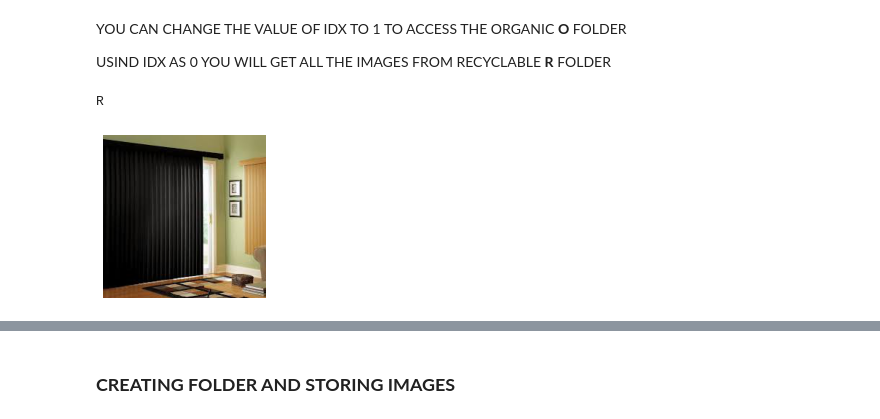
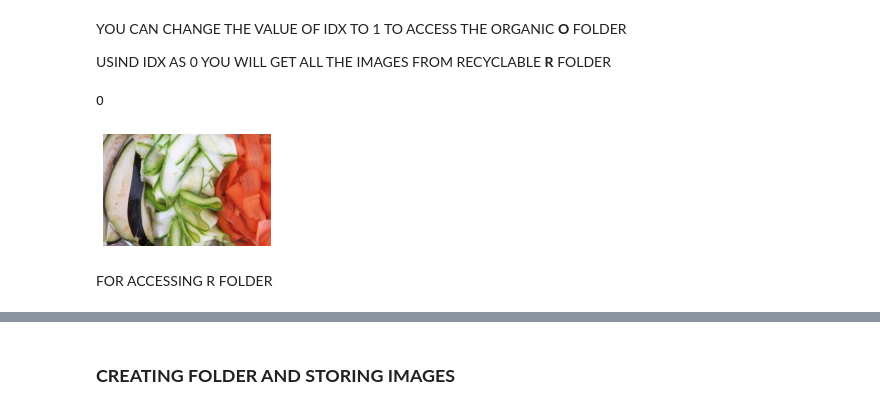
Before and after one commit to Bansalnitika21/Geeksman_AISquad_Project1_NITIKA, a Jupyter notebook: predictions.ipynb, the cells around one changed output, grey strips where cells are left out. Drawn from its saved outputs; the diff is of its cells as text; code cells hidden in the pictures.

```diff
--- a/predictions.ipynb
+++ b/predictions.ipynb
@@ -102,7 +116,7 @@ YOU CAN REPLACE **R** WITH **O** SO THAT YOU CAN ACCESS ORGANIC AND RECYCLABLE F
 
 OS.LISTDIR IS USED TO SHOW THAT THERE ARE TWO FOLDER AT LOCATION TEST
 # %%
-all_test_images=os.listdir("/content/waste-classification-data/DATASET/TEST/R/")
+all_test_images=os.listdir("/content/waste-classification-data/DATASET/TEST/O/")
 os.listdir("/content/waste-classification-data/DATASET/TEST/")
 # %% [output]
 ['R', 'O']
@@ -111,10 +125,12 @@ YOU CAN CHANGE THE VALUE OF IDX TO 1 TO ACCESS THE ORGANIC **O** FOLDER
 
 USIND IDX AS 0 YOU WILL GET ALL THE IMAGES FROM RECYCLABLE **R** FOLDER
 # %%
-idx=0
-print(my_predictor("/content/waste-classification-data/DATASET/TEST/R/"+all_test_images[idx]))
-img = open_image("/content/waste-classification-data/DATASET/TEST/R/"+all_test_images[idx])
+idx=1
+print(my_predictor("/content/waste-classification-data/DATASET/TEST/O/"+all_test_images[idx]))
+img = open_image("/content/waste-classification-data/DATASET/TEST/O/"+all_test_images[idx])
 img.show()
 # %% [output]
-R
+O
-[figure, old version]
+[figure, new version]
+# %% [markdown]
+FOR ACCESSING R FOLDER
```
Also changed, not shown: parts of 20 cells of this notebook.
